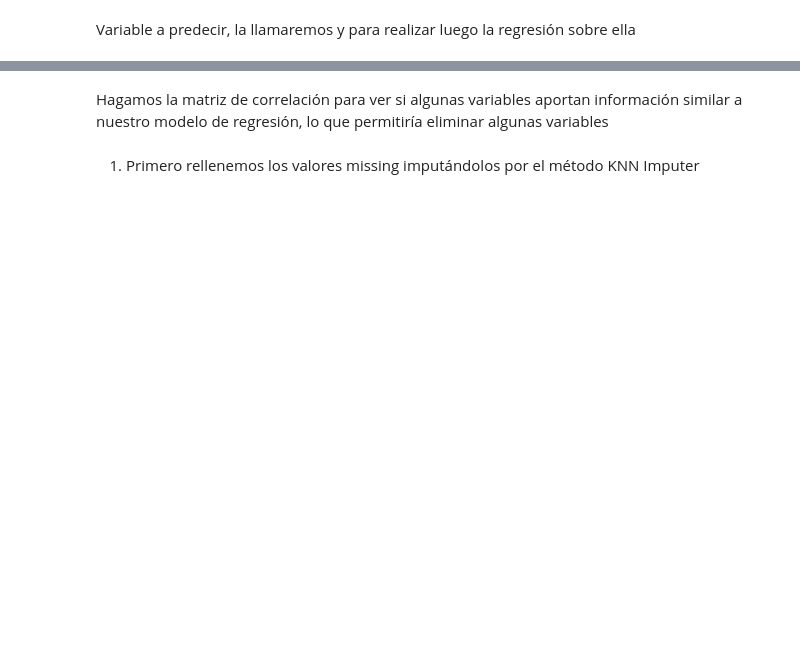
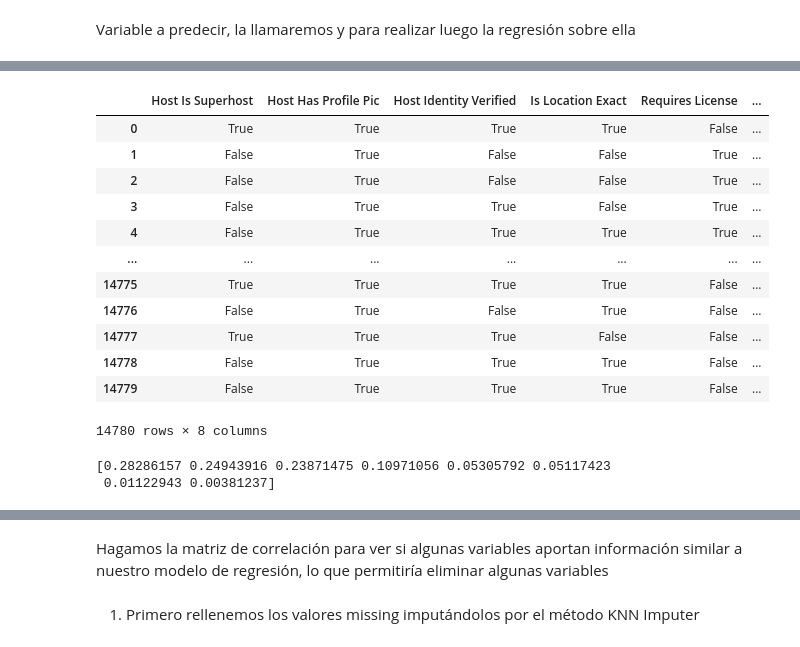
Before and after one commit to AlvaroML95/PRACTICA_FINAL, a Jupyter notebook: Practica Final.ipynb, the cells around one changed output, grey strips where cells are left out. Drawn from its saved outputs; the diff is of its cells as text; code cells hidden in the pictures; blank space fills up the shorter version.

```diff
--- a/Practica Final.ipynb
+++ b/Practica Final.ipynb
@@ -201,0 +288,25 @@ data[list_var_discrets]
+# %%
+str_to_dataframe(data,'Features')
+# %% [output]
+|  | Host Is Superhost | Host Has Profile Pic | Host Identity Verified | Is Location Exact | Requires License | ... |
+| 0 | True | True | True | True | False | ... |
+| 1 | False | True | False | False | True | ... |
+| 2 | False | True | False | False | True | ... |
+| 3 | False | True | True | False | True | ... |
+| 4 | False | True | True | True | True | ... |
+| ... | ... | ... | ... | ... | ... | ... |
+| 14775 | True | True | True | True | False | ... |
+| 14776 | False | True | False | True | False | ... |
+| 14777 | True | True | True | False | False | ... |
+| 14778 | False | True | True | True | False | ... |
+| 14779 | False | True | True | True | False | ... |
+14780 rows × 8 columns
+# %%
+from sklearn.decomposition import PCA
+pca = PCA(n_components=8)
+pca.fit(str_to_dataframe(data,'Features'))
+pca.get_params()
+print(pca.explained_variance_ratio_)
+# %% [output]
+[0.28286157 0.24943916 0.23871475 0.10971056 0.05305792 0.05117423
+ 0.01122943 0.00381237]
```
Also changed, not shown: parts of 45 cells of this notebook.
